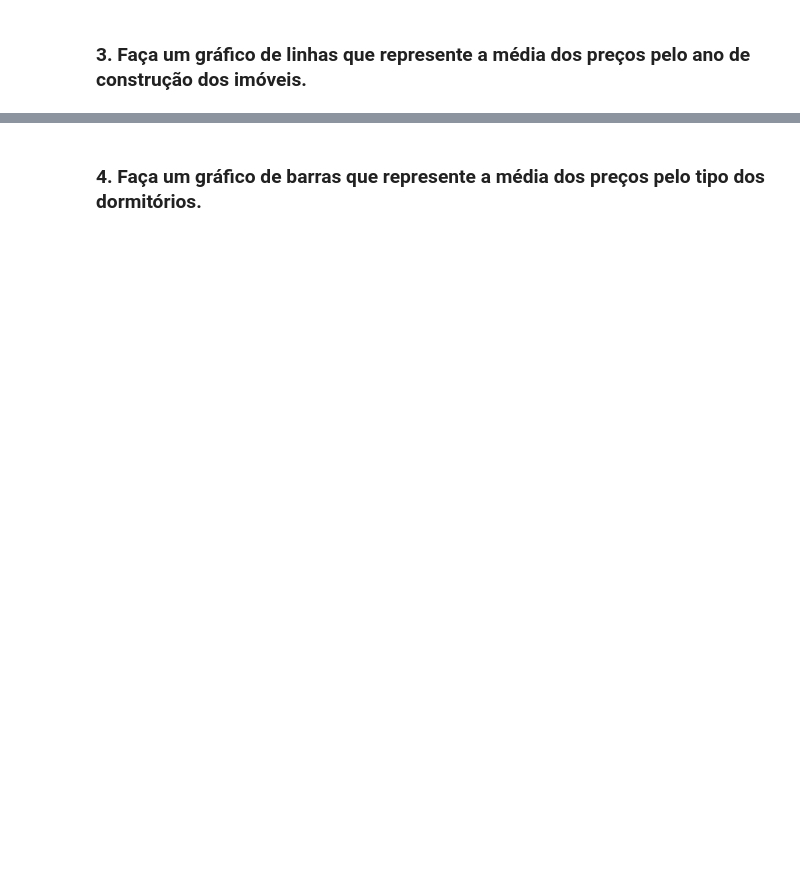
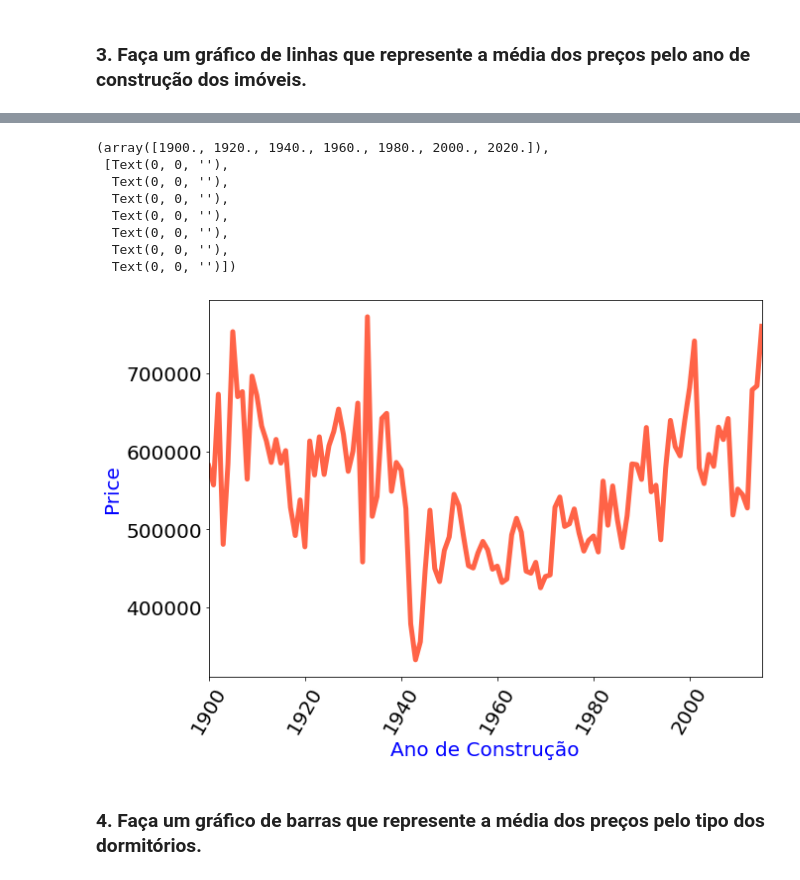
Before and after one commit to rafaelandradeslv/repos_ds, a Jupyter notebook: exercicios/Lesson 3 - Python ao DS.ipynb, the cells around one changed output, grey strips where cells are left out. Saved outputs shown, nothing was run; the diff lists cells and outputs as text; code cells hidden in the pictures; blank space fills up the shorter version.

```diff
--- a/exercicios/Lesson 3 - Python ao DS.ipynb
+++ b/exercicios/Lesson 3 - Python ao DS.ipynb
@@ -80,2 +87,29 @@ KeyError: 'year'
+# %%
+# pd.set_option('display.float_format', lambda x: '%.0f' % x) # função aletara casas decimais
+
+# média por ano
+graph_line = df[['price', 'yr_built']].groupby('yr_built').mean().reset_index()
+
+
+# gráfico
+plt.figure(figsize= (10, 7))
+
+plt.plot(graph_line['yr_built'], graph_line['price'], linewidth= 5, color= '#FF6347')
+
+plt.xlim(graph_line['yr_built'].min(), 2015)
+
+plt.xlabel('Ano de Construção', color= 'blue')
+plt.ylabel('Price', color= 'blue')
+plt.xticks(rotation= 60)
+# %% [output]
+(array([1900., 1920., 1940., 1960., 1980., 2000., 2020.]),
+ [Text(0, 0, ''),
+  Text(0, 0, ''),
+  Text(0, 0, ''),
+  Text(0, 0, ''),
+  Text(0, 0, ''),
+  Text(0, 0, ''),
+  Text(0, 0, '')])
+[figure, added]
 # %% [markdown]
 ### 4. Faça um gráfico de barras que represente a média dos preços pelo tipo dos dormitórios.
```
Also changed, not shown: parts of 7 cells of this notebook.
